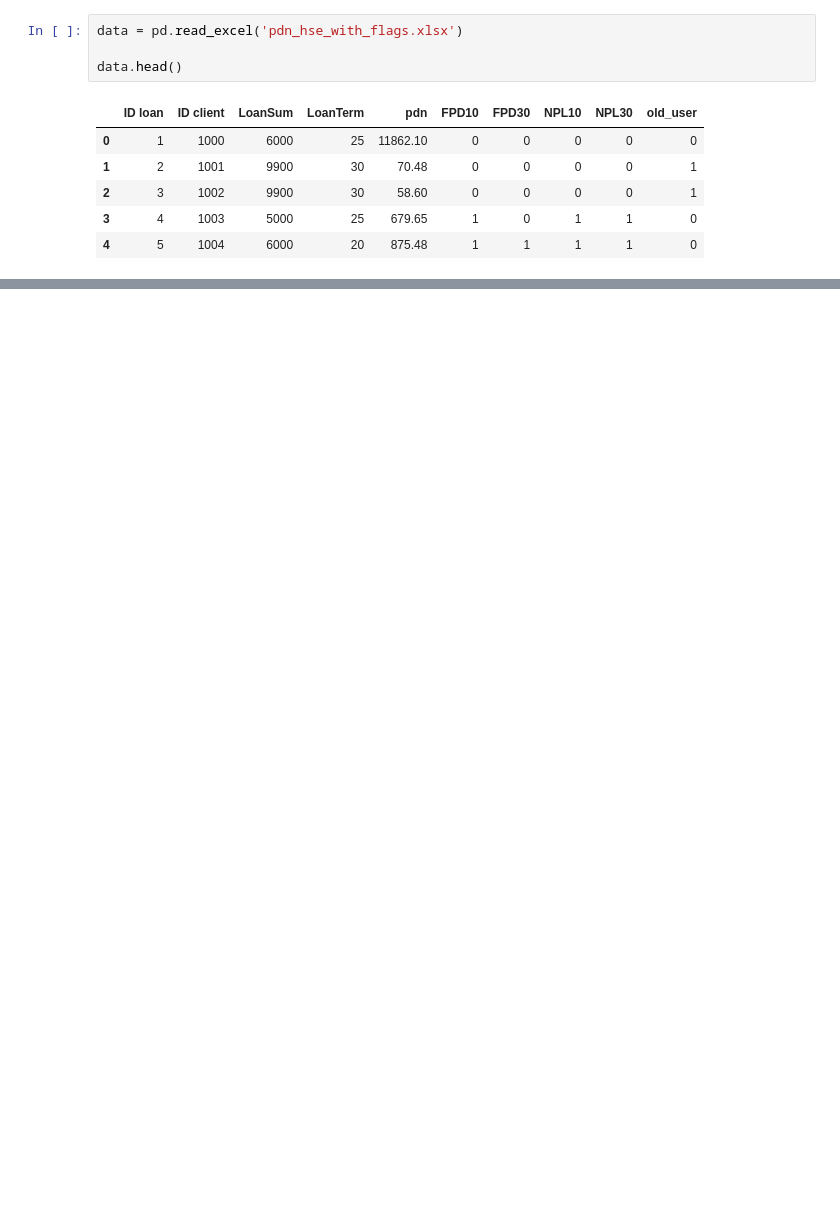
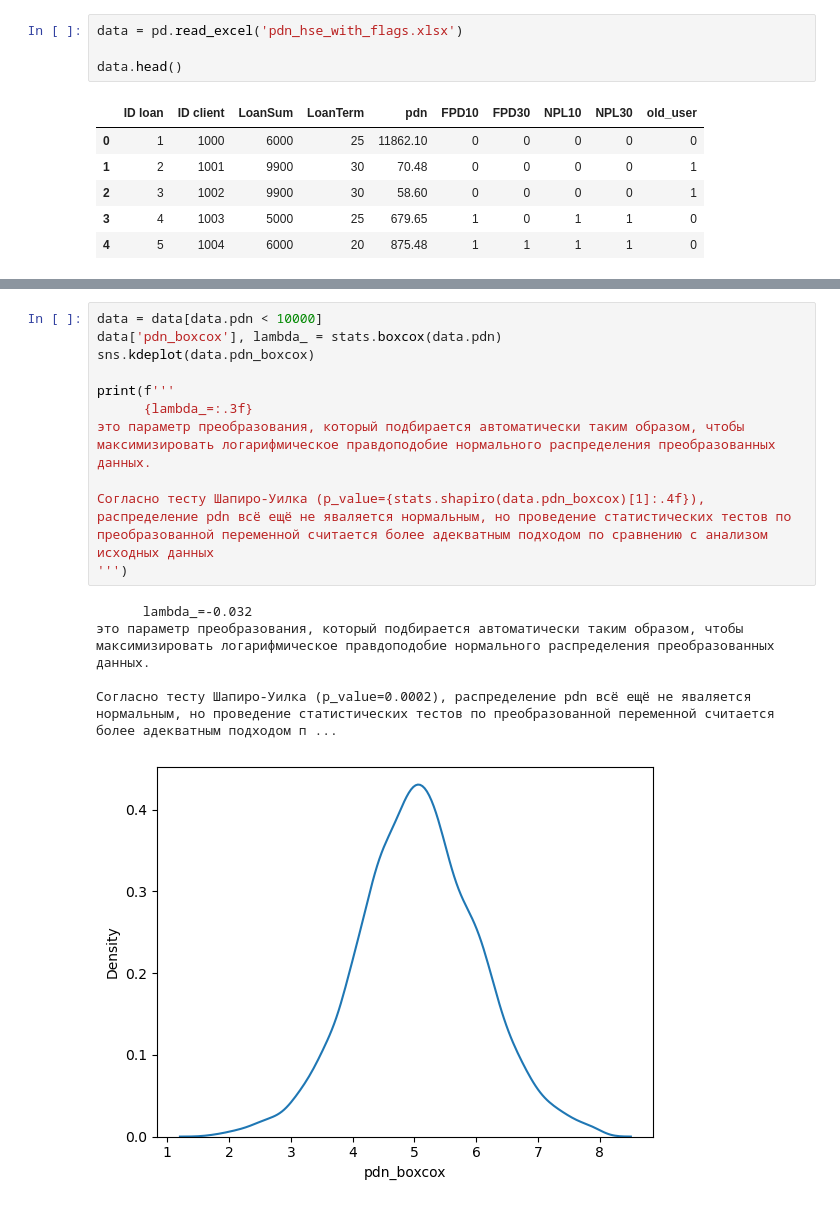
Before and after one commit to Maksim-Dostovalov/impact_of_macroprudential_policies_on_IFIs, a Jupyter notebook: statistical-analysis.ipynb, the cells around one changed output, grey strips where cells are left out. Cells and saved outputs as stored; diff of their text form; blank space fills up the shorter version.

```diff
--- a/statistical-analysis.ipynb
+++ b/statistical-analysis.ipynb
@@ -59,0 +40,17 @@ sns.kdeplot(np.log(data.pdn))
+# %%
+data = data[data.pdn < 10000]
+data['pdn_boxcox'], lambda_ = stats.boxcox(data.pdn)
+sns.kdeplot(data.pdn_boxcox)
+
+print(f'''
+      {lambda_=:.3f}
+это параметр преобразования, который подбирается автоматически таким образом, чтобы максимизировать логарифмическое правдоподобие нормального распределения преобразованных данных.
+
+Согласно тесту Шапиро-Уилка (p_value={stats.shapiro(data.pdn_boxcox)[1]:.4f}), распределение pdn всё ещё не яваляется нормальным, но проведение статистических тестов по преобразованной переменной считается более адекватным подходом по сравнению с анализом исходных данных
+''')
+# %% [output]
+      lambda_=-0.032
+это параметр преобразования, который подбирается автоматически таким образом, чтобы максимизировать логарифмическое правдоподобие нормального распределения преобразованных данных.
+
+Согласно тесту Шапиро-Уилка (p_value=0.0002), распределение pdn всё ещё не яваляется нормальным, но проведение статистических тестов по преобразованной переменной считается более адекватным подходом п ...
+[figure, added]
```
Also changed, not shown: parts of 22 cells of this notebook.
